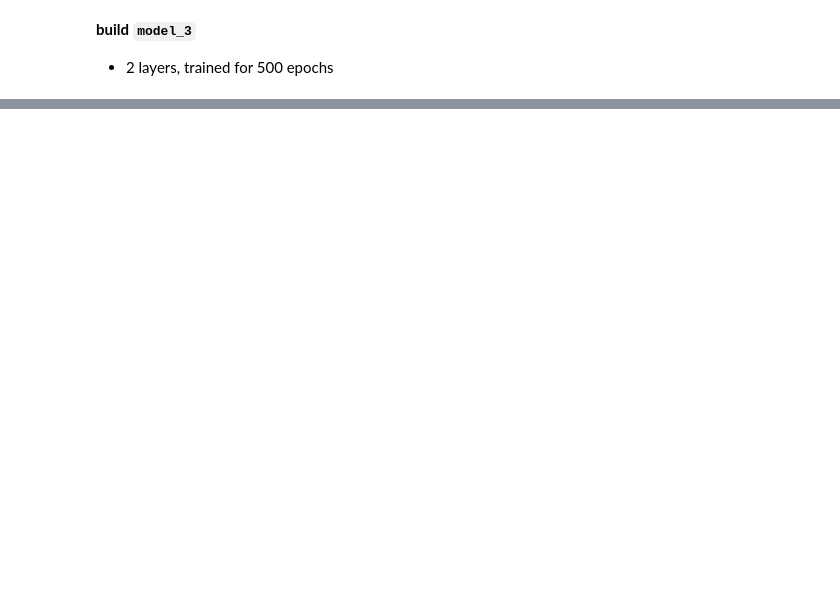
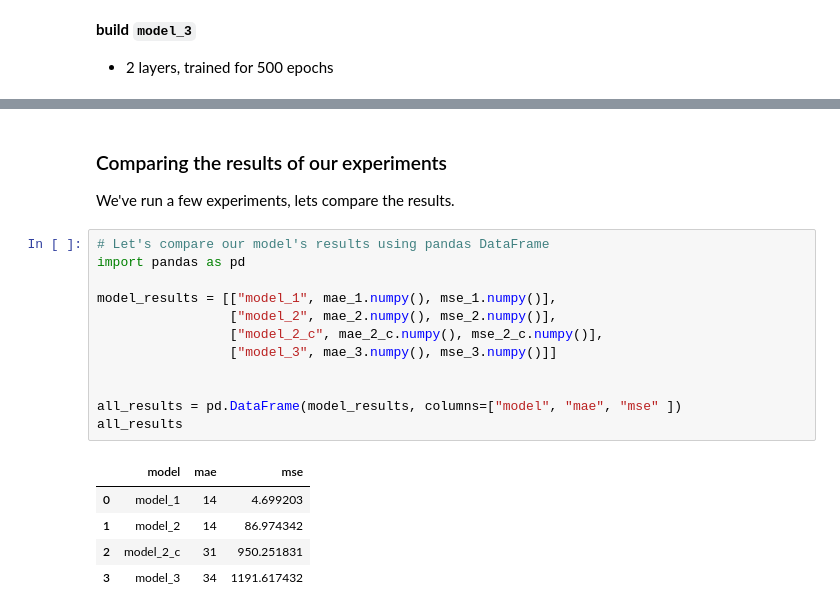
Before and after one commit to MERT-CKR/ZTM-Tensorflow-Course, a Jupyter notebook: 01 Neural network regression with TensorFlow/neural_network_regression.ipynb, the cells around one changed output, grey strips where cells are left out. Drawn from its saved outputs; the diff is of its cells as text; blank space fills up the shorter version.

```diff
--- a/01 Neural network regression with TensorFlow/neural_network_regression.ipynb
+++ b/01 Neural network regression with TensorFlow/neural_network_regression.ipynb
@@ -820,0 +824,21 @@ mae_3, mse_3
+# %% [markdown]
+### Comparing the results of our experiments
+We've run a few experiments, lets compare the results.
+# %%
+# Let's compare our model's results using pandas DataFrame
+import pandas as pd
+
+model_results = [["model_1", mae_1.numpy(), mse_1.numpy()],
+                 ["model_2", mae_2.numpy(), mse_2.numpy()],
+                 ["model_2_c", mae_2_c.numpy(), mse_2_c.numpy()],
+                 ["model_3", mae_3.numpy(), mse_3.numpy()]]
+
+
+all_results = pd.DataFrame(model_results, columns=["model", "mae", "mse" ])
+all_results
+# %% [output]
+|  | model | mae | mse |
+| 0 | model_1 | 14 | 4.699203 |
+| 1 | model_2 | 14 | 86.974342 |
+| 2 | model_2_c | 31 | 950.251831 |
+| 3 | model_3 | 34 | 1191.617432 |
```
Also changed, not shown: parts of 37 cells of this notebook, 7 other files.
